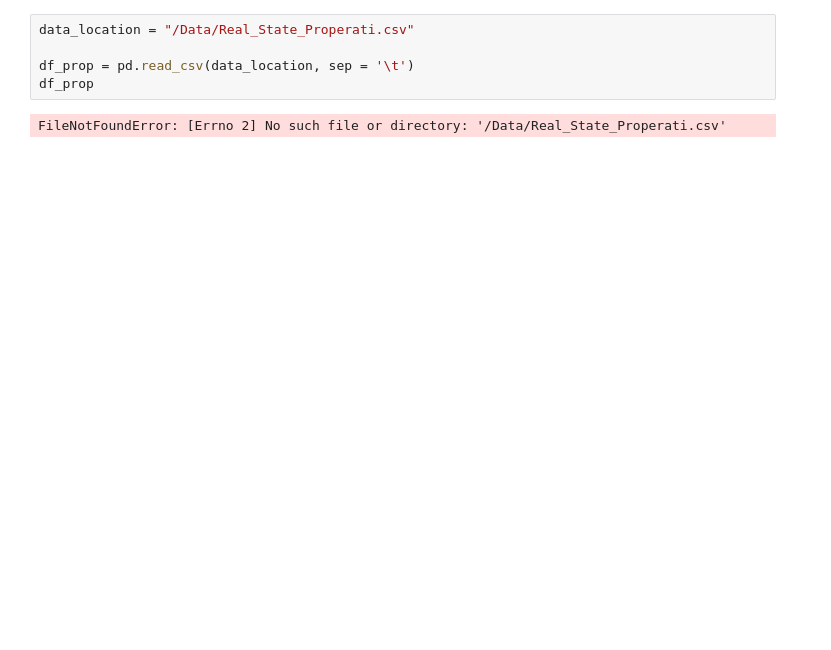
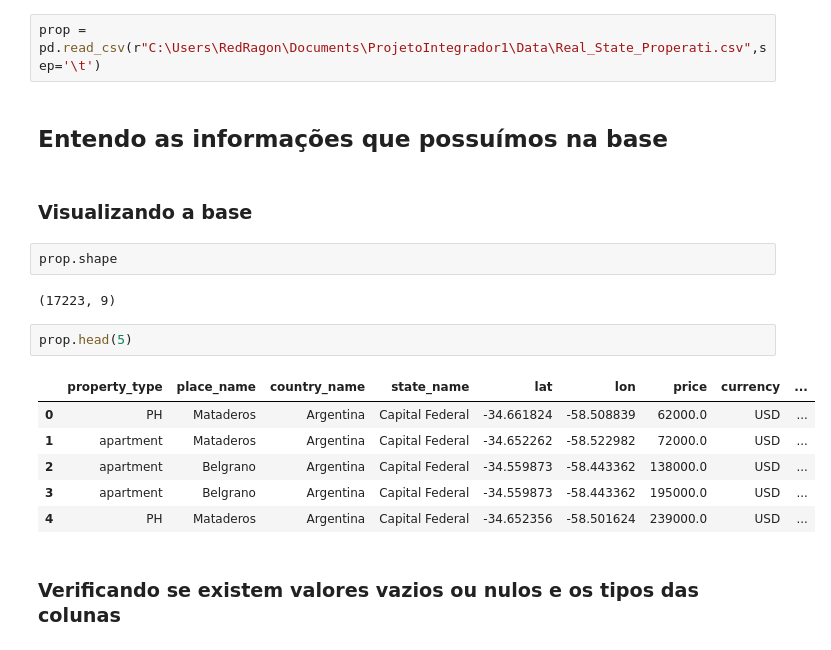
Before and after one commit to rguto11/Projeto_Integrador2, a Jupyter notebook: ProjetoIntegrador1.ipynb, the cells around one changed output. Drawn from its saved outputs; the diff is of its cells as text; blank space fills up the shorter version.

```diff
--- a/ProjetoIntegrador1.ipynb
+++ b/ProjetoIntegrador1.ipynb
@@ -9,7 +20,21 @@ ModuleNotFoundError: No module named 'geopandas'
-# %%
-data_location = "/Data/Real_State_Properati.csv"
-
-df_prop = pd.read_csv(data_location, sep = '\t')
-df_prop
-# %% [output]
-FileNotFoundError: [Errno 2] No such file or directory: '/Data/Real_State_Properati.csv'
+# %%
+prop = pd.read_csv(r"C:\Users\RedRagon\Documents\ProjetoIntegrador1\Data\Real_State_Properati.csv",sep='\t')
+# %% [markdown]
+## Entendo as informações que possuímos na base
+# %% [markdown]
+### Visualizando a base
+# %%
+prop.shape
+# %% [output]
+(17223, 9)
+# %%
+prop.head(5)
+# %% [output]
+|  | property_type | place_name | country_name | state_name | lat | lon | price | currency | ... |
+| 0 | PH | Mataderos | Argentina | Capital Federal | -34.661824 | -58.508839 | 62000.0 | USD | ... |
+| 1 | apartment | Mataderos | Argentina | Capital Federal | -34.652262 | -58.522982 | 72000.0 | USD | ... |
+| 2 | apartment | Belgrano | Argentina | Capital Federal | -34.559873 | -58.443362 | 138000.0 | USD | ... |
+| 3 | apartment | Belgrano | Argentina | Capital Federal | -34.559873 | -58.443362 | 195000.0 | USD | ... |
+| 4 | PH | Mataderos | Argentina | Capital Federal | -34.652356 | -58.501624 | 239000.0 | USD | ... |
+# %% [markdown]
+### Verificando se existem valores vazios ou nulos e os tipos das colunas
```
Also changed, not shown: parts of 50 cells of this notebook, 1 other file.
